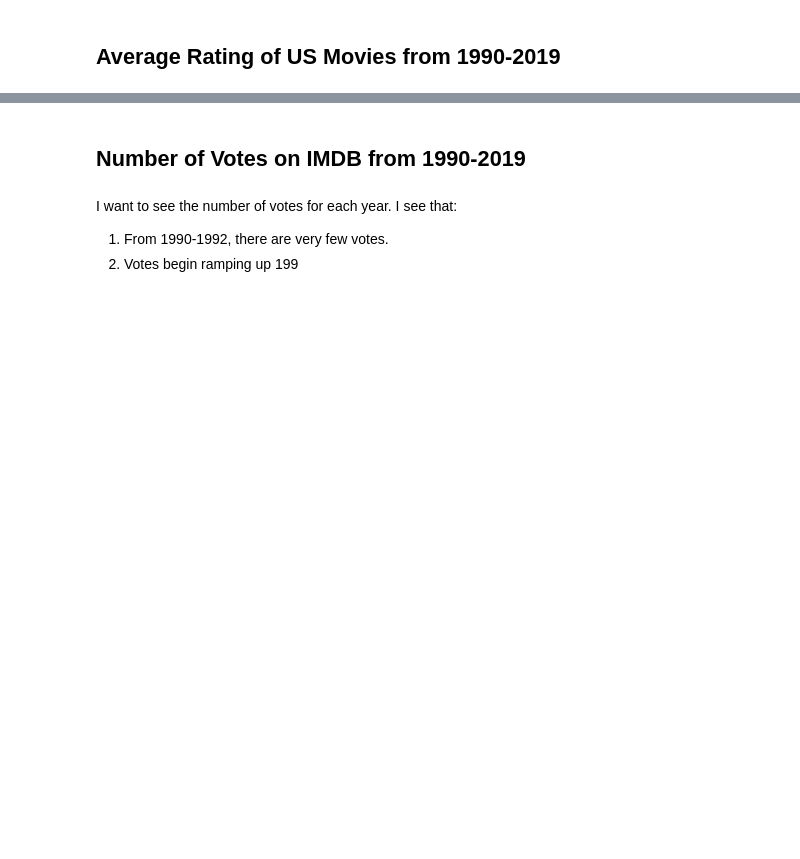
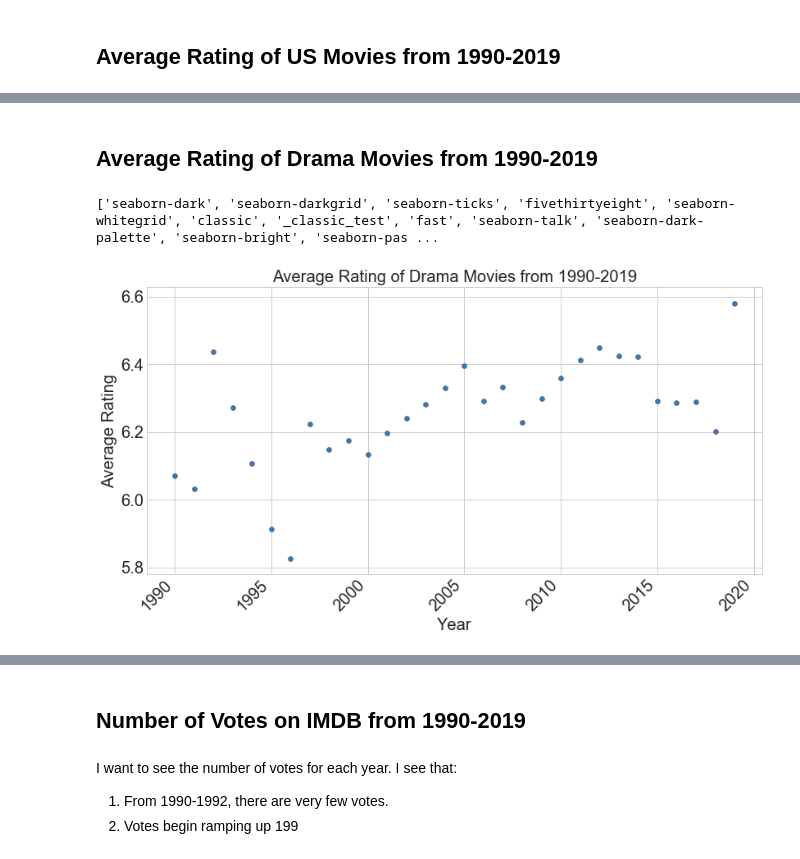
Before and after one commit to chrispfchung/moviecomparison, a Jupyter notebook: EDA IMDB.ipynb, the cells around one changed output, grey strips where cells are left out. Drawn from its saved outputs; the diff is of its cells as text; code cells hidden in the pictures; blank space fills up the shorter version.

```diff
--- a/EDA IMDB.ipynb
+++ b/EDA IMDB.ipynb
@@ -53,0 +115,36 @@ ax.scatter(allyears_ratings['startYear'], allyears_ratings['averageRating']);
+# %% [markdown]
+## Average Rating of Drama Movies from 1990-2019
+# %%
+
+# All Movies Containing Drama Genre Only
+alldrama = df[df['genres'].str.contains("Drama")]
+
+# Group Year Made with Average Rating
+allyears_drama = alldrama.groupby('startYear', as_index=False)['averageRating'].mean()
+
+# Choose style
+print(plt.style.available)
+plt.style.use('seaborn-whitegrid')
+
+# Create fig,ax object and set scaffold
+fig, ax = plt.subplots(figsize=(12,6))
+ax.set(title='Average Rating of Drama Movies from 1990-2019', xlabel = 'Year', ylabel = 'Average Rating')
+
+# Format labels
+labels = ax.get_xticklabels()
+plt.setp(labels, horizontalalignment = 'right', rotation=45,)
+
+# Plot Graph
+ax.scatter(allyears_drama['startYear'], allyears_drama['averageRating'],edgecolors='red');
+
+# Adjust all sizes of Labels
+params = {'legend.fontsize': 'x-large',
+          'figure.figsize': (15, 5),
+         'axes.labelsize': 'x-large',
+         'axes.titlesize':'x-large',
+         'xtick.labelsize':'x-large',
+         'ytick.labelsize':'x-large'}
+plt.rcParams.update(params)
+# %% [output]
+['seaborn-dark', 'seaborn-darkgrid', 'seaborn-ticks', 'fivethirtyeight', 'seaborn-whitegrid', 'classic', '_classic_test', 'fast', 'seaborn-talk', 'seaborn-dark-palette', 'seaborn-bright', 'seaborn-pas ...
+[figure, added]
```
Also changed, not shown: parts of 24 cells of this notebook.
